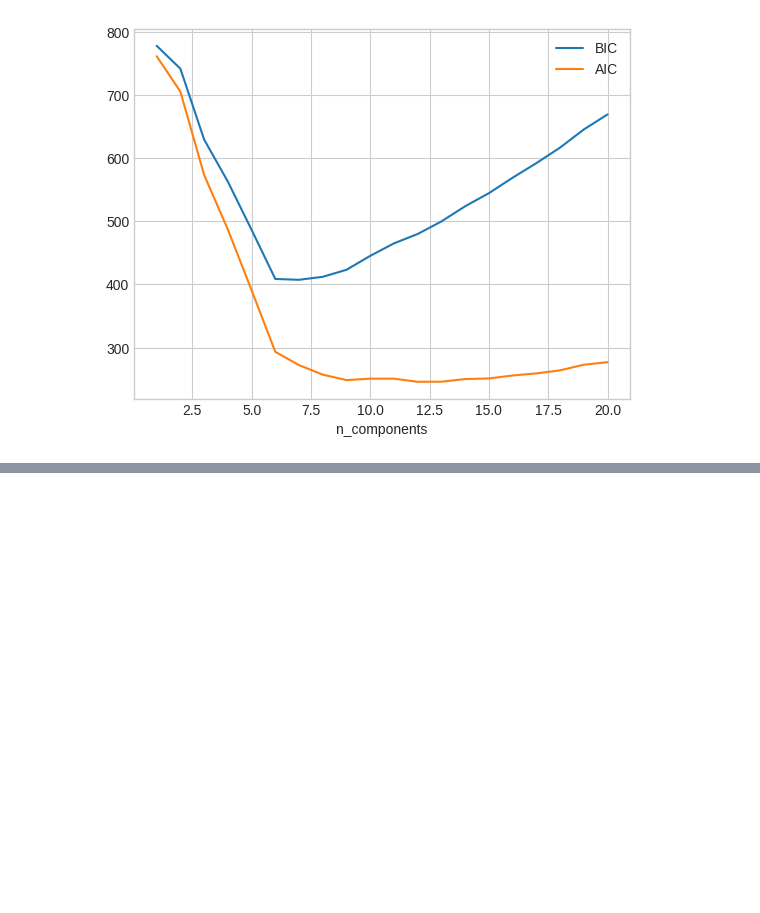
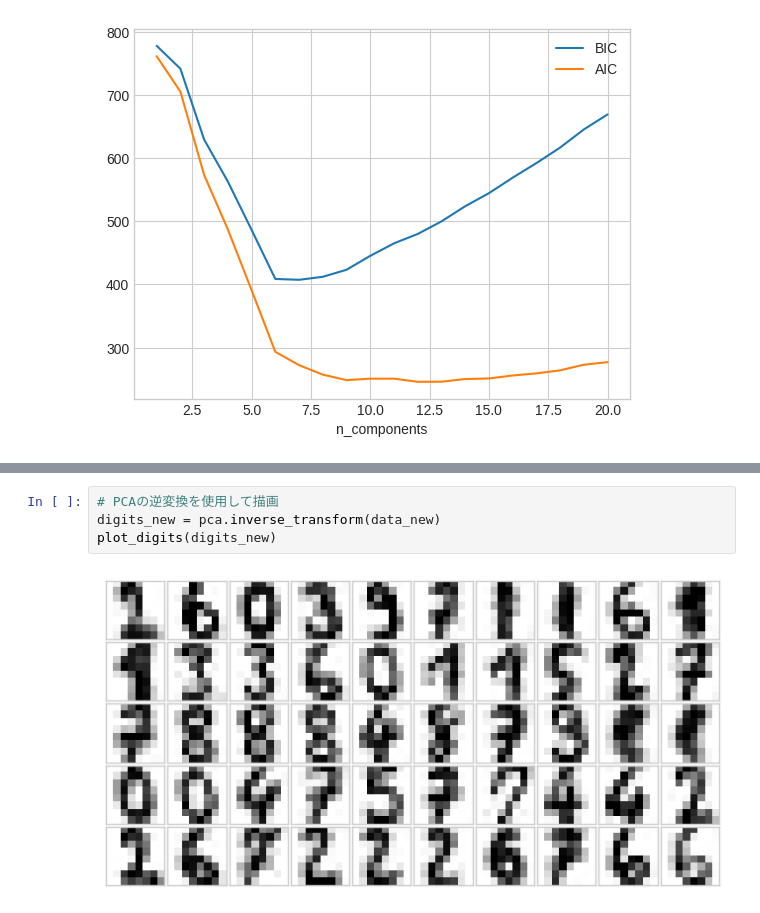
Before and after one commit to hyakuroume/datascience_handbook, a Jupyter notebook: Gaussian_Mixture_Models.ipynb, the cells around one changed output, grey strips where cells are left out. Cells and saved outputs as stored; diff of their text form; blank space fills up the shorter version.

```diff
--- a/Gaussian_Mixture_Models.ipynb
+++ b/Gaussian_Mixture_Models.ipynb
@@ -164,0 +217,6 @@ Text(0.5, 0, 'n_components')
+# %%
+# PCAの逆変換を使用して描画
+digits_new = pca.inverse_transform(data_new)
+plot_digits(digits_new)
+# %% [output]
+[figure, added]
```
Also changed, not shown: parts of 7 cells of this notebook.
